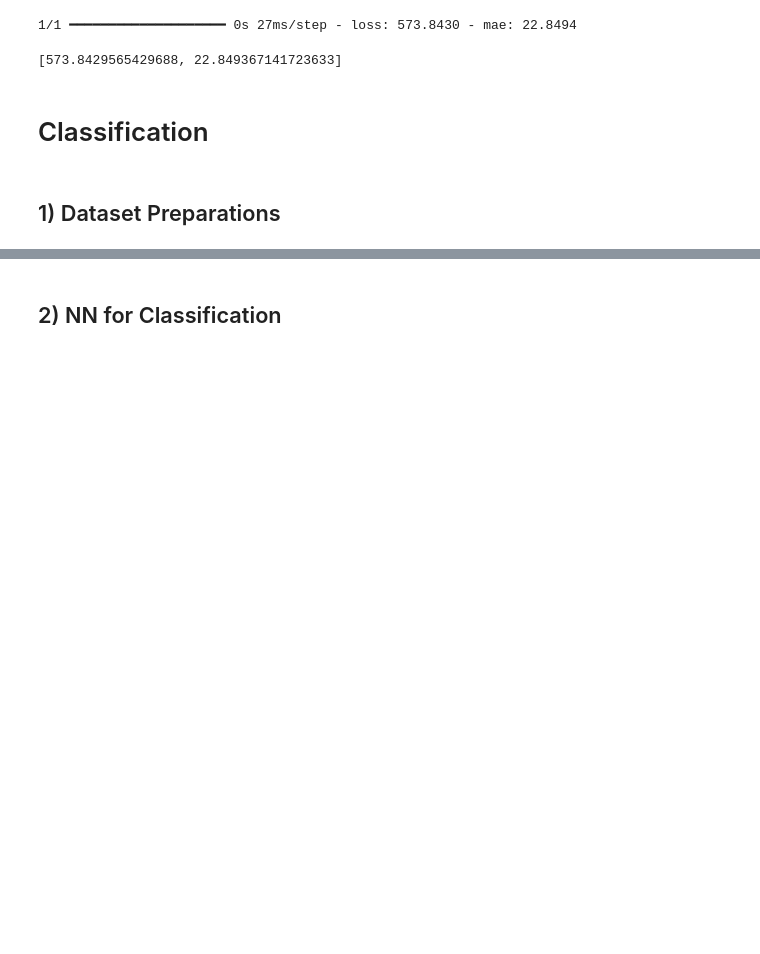
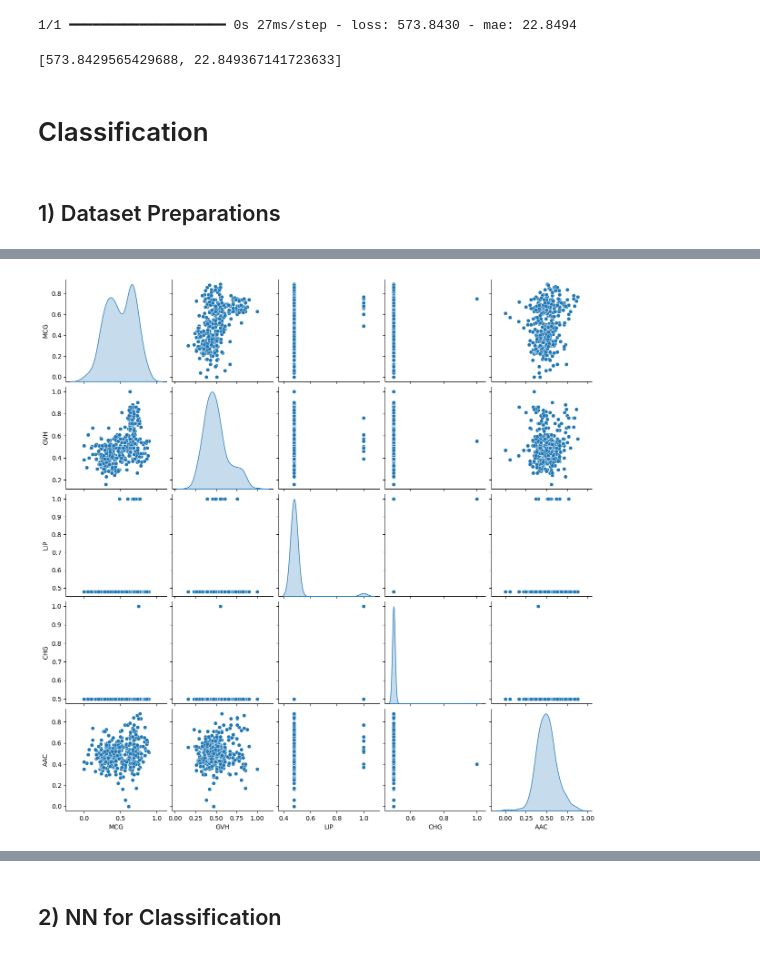
Before and after one commit to LourdesNajarro/Lab01---SP1, a Jupyter notebook: SP1_Laboratory_01.ipynb, the cells around one changed output, grey strips where cells are left out. Drawn from its saved outputs; the diff is of its cells as text; code cells hidden in the pictures; blank space fills up the shorter version.

```diff
--- a/SP1_Laboratory_01.ipynb
+++ b/SP1_Laboratory_01.ipynb
@@ -257,8 +297,13 @@ new_dataset.head()
 # %%
 # Lets visualize the data
 
 # /* YOUR CODE HERE*/
+sns.pairplot(new_dataset[['MCG', 'GVH', 'LIP', 'CHG', 'AAC']], diag_kind='kde')
+plt.show()
+
 # Hint: Choose 5 NUMERICAL variables
+# %% [output]
+[figure, added]
 # %%
 # Splitting dataset into training and testing
 train, test = train_test_split(new_dataset, test_size=0.2)
```
Also changed, not shown: parts of 12 cells of this notebook.
